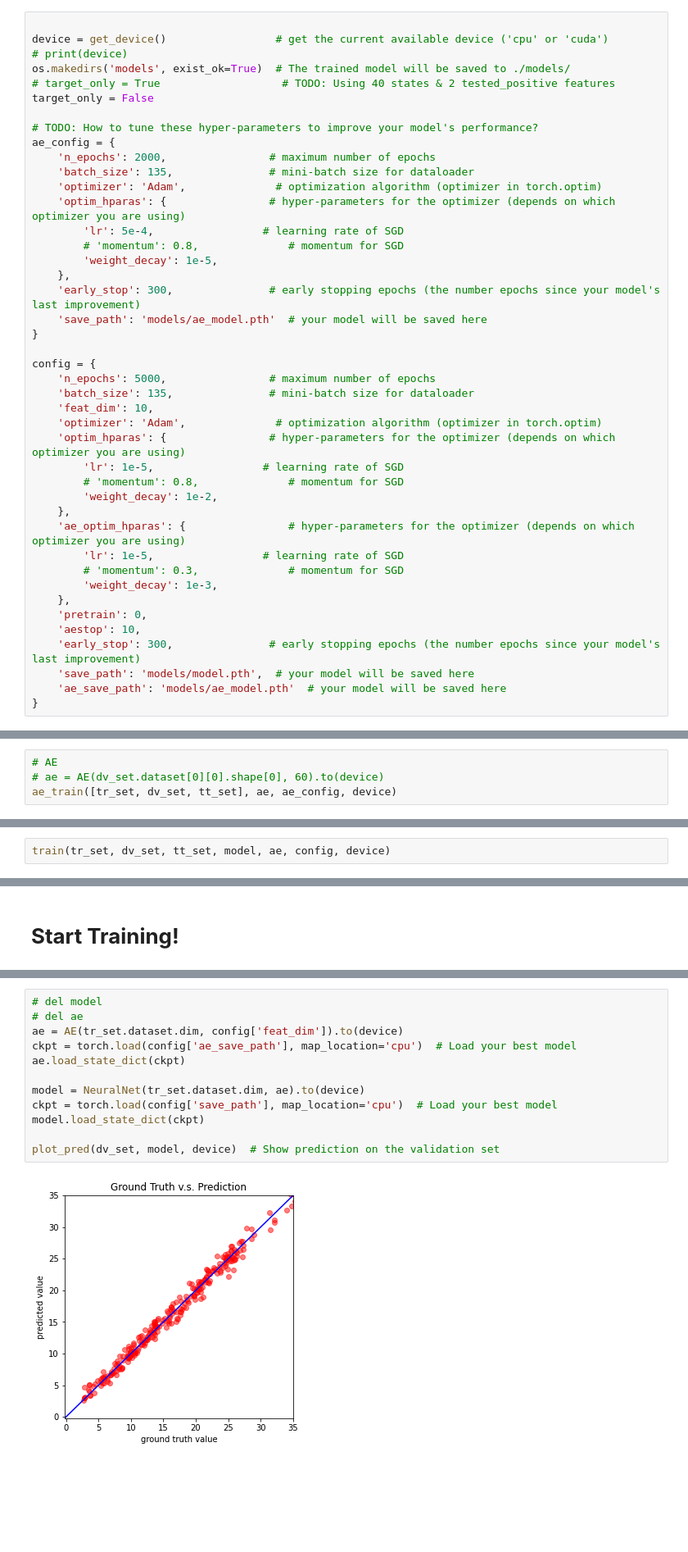
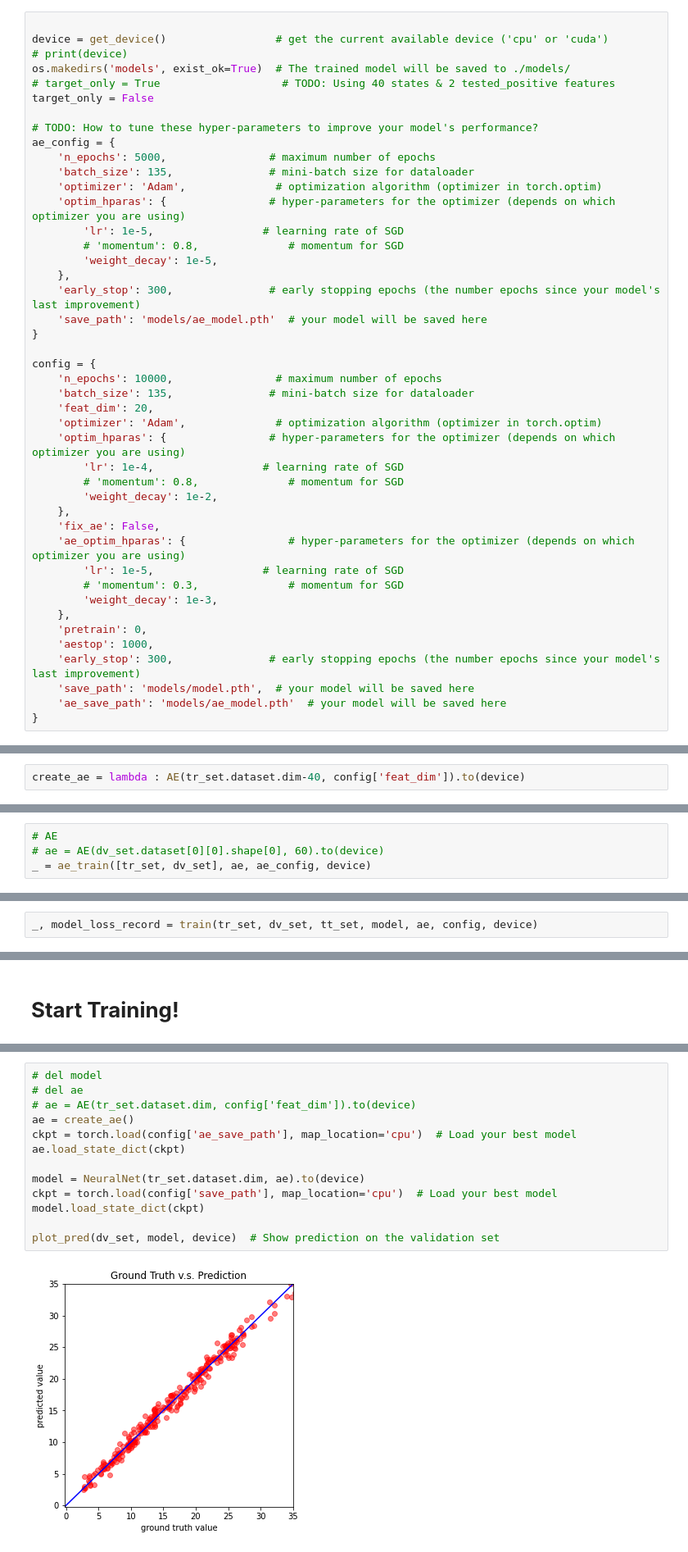
Before and after one commit to csvt32745/ML_2021_Spring, a Jupyter notebook: hw1/ML2021Spring_HW1.ipynb, the cells around one changed output, grey strips where cells are left out. Shown at 82% size. Cells and saved outputs as stored; diff of their text form; blank space fills up the shorter version.

Commit message:
AE + Split Training 0.94

```diff
--- a/hw1/ML2021Spring_HW1.ipynb
+++ b/hw1/ML2021Spring_HW1.ipynb
@@ -488,11 +514,11 @@ target_only = False
 
 # TODO: How to tune these hyper-parameters to improve your model's performance?
 ae_config = {
-    'n_epochs': 2000,                # maximum number of epochs
+    'n_epochs': 5000,                # maximum number of epochs
     'batch_size': 135,               # mini-batch size for dataloader
     'optimizer': 'Adam',              # optimization algorithm (optimizer in torch.optim)
     'optim_hparas': {                # hyper-parameters for the optimizer (depends on which optimizer you are using)
-        'lr': 5e-4,                 # learning rate of SGD
+        'lr': 1e-5,                 # learning rate of SGD
         # 'momentum': 0.8,              # momentum for SGD
         'weight_decay': 1e-5,
     },
@@ -501,22 +527,23 @@ ae_config = {
 }
 
 config = {
-    'n_epochs': 5000,                # maximum number of epochs
+    'n_epochs': 10000,                # maximum number of epochs
     'batch_size': 135,               # mini-batch size for dataloader
-    'feat_dim': 10,
+    'feat_dim': 20,
     'optimizer': 'Adam',              # optimization algorithm (optimizer in torch.optim)
     'optim_hparas': {                # hyper-parameters for the optimizer (depends on which optimizer you are using)
-        'lr': 1e-5,                 # learning rate of SGD
+        'lr': 1e-4,                 # learning rate of SGD
         # 'momentum': 0.8,              # momentum for SGD
         'weight_decay': 1e-2,
     },
+    'fix_ae': False,
     'ae_optim_hparas': {                # hyper-parameters for the optimizer (depends on which optimizer you are using)
         'lr': 1e-5,                 # learning rate of SGD
         # 'momentum': 0.3,              # momentum for SGD
         'weight_decay': 1e-3,
     },
     'pretrain': 0,
-    'aestop': 10,
+    'aestop': 1000,
     'early_stop': 300,               # early stopping epochs (the number epochs since your model's last improvement)
     'save_path': 'models/model.pth',  # your model will be saved here
     'ae_save_path': 'models/ae_model.pth'  # your model will be saved here
@@ -531,5 +558,7 @@ tt_set = prep_dataloader(tt_path, 'test', config['batch_size'], target_only=targ
 Finished reading the train set of COVID19 Dataset (2430 samples found, each dim = 93)
 Finished reading the dev set of COVID19 Dataset (270 samples found, each dim = 93)
 Finished reading the test set of COVID19 Dataset (893 samples found, each dim = 93)
+# %%
+create_ae = lambda : AE(tr_set.dataset.dim-40, config['feat_dim']).to(device)
 # %%
 # ae = AE(tr_set.dataset.dim, config['feat_dim']).to(device)
@@ -544,5 +573,5 @@ print(np.sum([p.flatten().shape for p in ae.parameters()]))
 # %%
 # AE
 # ae = AE(dv_set.dataset[0][0].shape[0], 60).to(device)
-ae_train([tr_set, dv_set, tt_set], ae, ae_config, device)
+_ = ae_train([tr_set, dv_set], ae, ae_config, device)
 # %% [output]
@@ -590,5 +619,5 @@ False
 False
 False
 # %%
-train(tr_set, dv_set, tt_set, model, ae, config, device)
+_, model_loss_record = train(tr_set, dv_set, tt_set, model, ae, config, device)
 # %% [output]
@@ -619,17 +664,18 @@ plot_learning_curve(model_loss_record, title='deep model')
 # %%
 # del model
 # del ae
-ae = AE(tr_set.dataset.dim, config['feat_dim']).to(device)
+# ae = AE(tr_set.dataset.dim, config['feat_dim']).to(device)
+ae = create_ae()
 ckpt = torch.load(config['ae_save_path'], map_location='cpu')  # Load your best model
 ae.load_state_dict(ckpt)
 
 model = NeuralNet(tr_set.dataset.dim, ae).to(device)
 ckpt = torch.load(config['save_path'], map_location='cpu')  # Load your best model
 model.load_state_dict(ckpt)
 
 plot_pred(dv_set, model, device)  # Show prediction on the validation set
 # %% [output]
-[figure, old version]
+[figure, new version]
 # %% [markdown]
 # **Testing**
 The predictions of your model on testing set will be stored at `pred.csv`.
```
Also changed, not shown: parts of 11 cells of this notebook.
